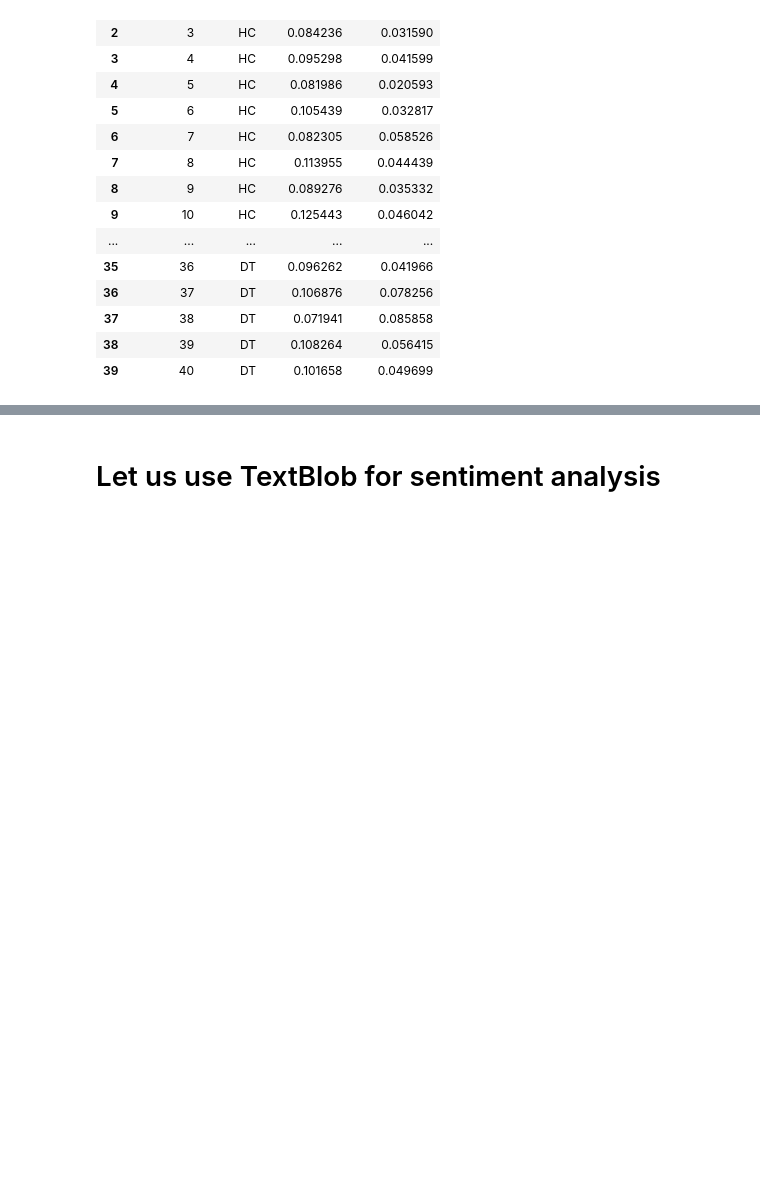
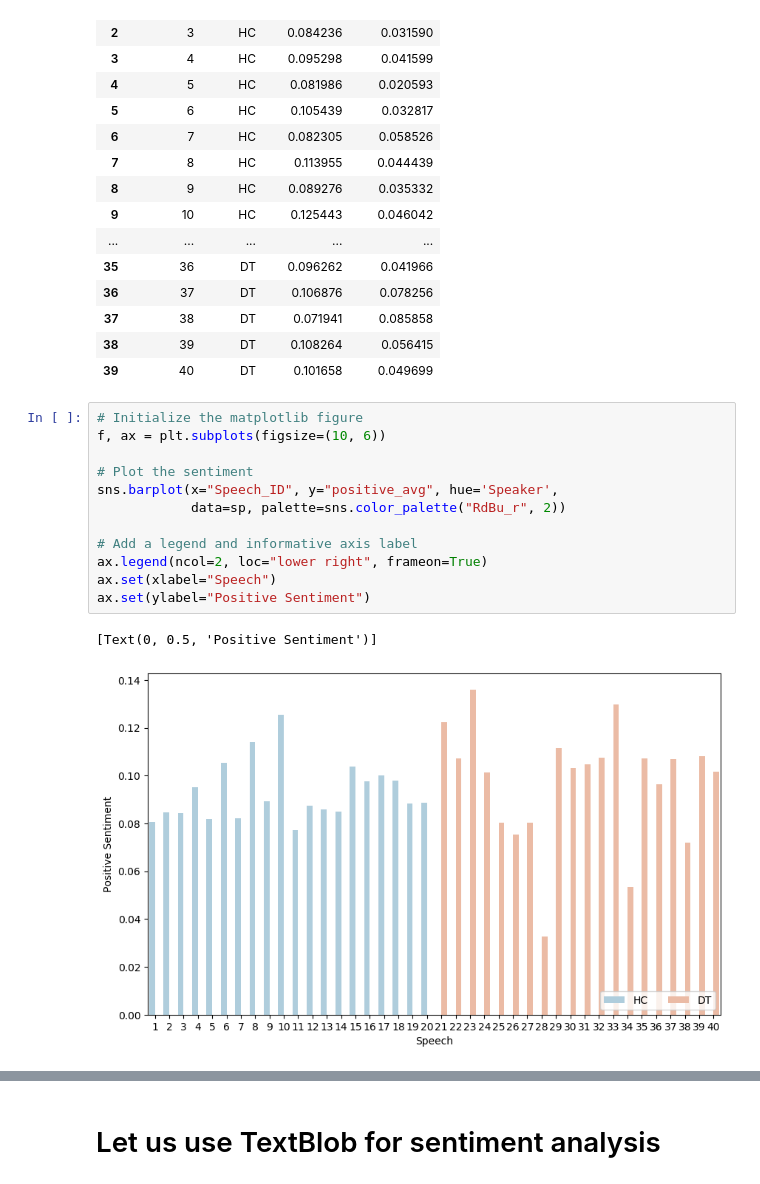
Before and after one commit to rogelj/US_Speech_Sentiment, a Jupyter notebook: Sentiment_Speeches_Clinton_Trump.ipynb, the cells around one changed output, grey strips where cells are left out. Saved outputs shown, nothing was run; the diff lists cells and outputs as text; blank space fills up the shorter version.

```diff
--- a/Sentiment_Speeches_Clinton_Trump.ipynb
+++ b/Sentiment_Speeches_Clinton_Trump.ipynb
@@ -117,3 +121,18 @@ sp[['Speech_ID', 'Speaker', 'positive_avg','negative_avg']]
 | 37 | 38 | DT | 0.071941 | 0.085858 |
 | 38 | 39 | DT | 0.108264 | 0.056415 |
 | 39 | 40 | DT | 0.101658 | 0.049699 |
+# %%
+# Initialize the matplotlib figure
+f, ax = plt.subplots(figsize=(10, 6))
+
+# Plot the sentiment
+sns.barplot(x="Speech_ID", y="positive_avg", hue='Speaker',
+            data=sp, palette=sns.color_palette("RdBu_r", 2))
+
+# Add a legend and informative axis label
+ax.legend(ncol=2, loc="lower right", frameon=True)
+ax.set(xlabel="Speech")
+ax.set(ylabel="Positive Sentiment")
+# %% [output]
+[Text(0, 0.5, 'Positive Sentiment')]
+[figure, added]
```
Also changed, not shown: parts of 6 cells of this notebook.
